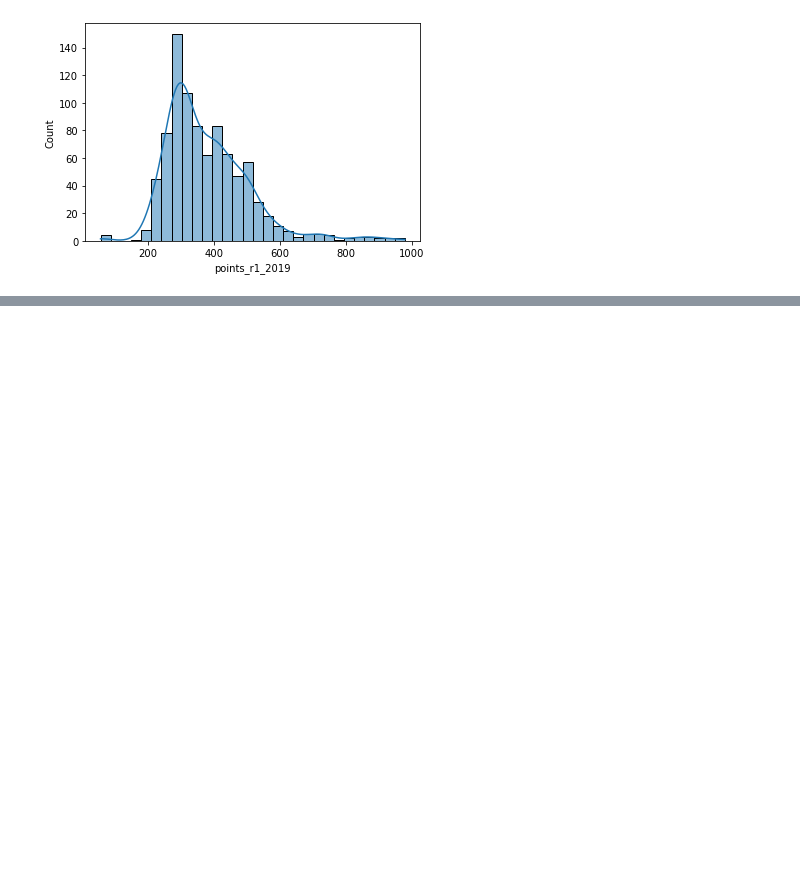
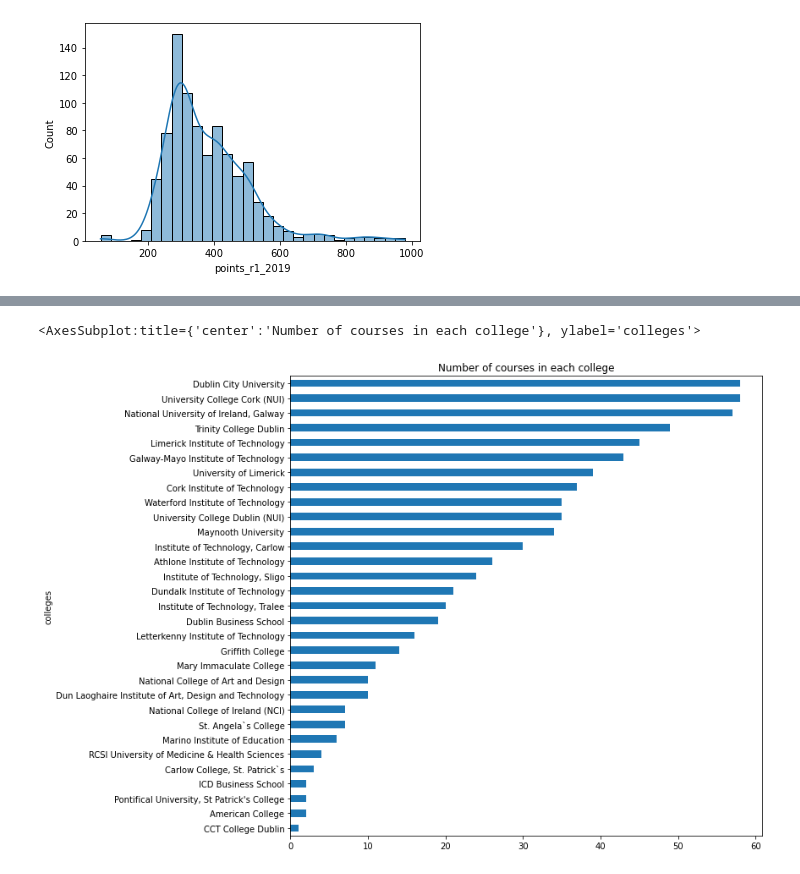
Before and after one commit to angelinka/Fundamentals-of-Data-Analysis, a Jupyter notebook: cao.ipynb, the cells around one changed output, grey strips where cells are left out. Drawn from its saved outputs; the diff is of its cells as text; code cells hidden in the pictures; blank space fills up the shorter version.

```diff
--- a/cao.ipynb
+++ b/cao.ipynb
@@ -813,3 +808,9 @@ sns.histplot(allcourses.points_r1_2019, kde=True)
 # %% [output]
 <AxesSubplot:xlabel='points_r1_2019', ylabel='Count'>
 [figure]
+# %%
+# Lets combine our data on code with inner join to only have the courses wich were available during all three years
+temp = df2021.merge(df2020_r1, how='inner', on='code')
+merged = temp.merge(df2019_r1, how='inner', on='code')
+# %%
+merged.drop(['points_r2_2021'], axis=1, inplace=True)
@@ -815,0 +838,4 @@ sns.histplot(allcourses.points_r1_2019, kde=True)
+# %%
+# Converting points columns to float to be able to analyse the data
+cols = ['points_r1_2021', 'points_r1_2020', 'points_r1_2019']
+merged[cols] = merged[cols].apply(pd.to_numeric, errors='coerce', axis=1)
@@ -815,0 +857,9 @@ sns.histplot(allcourses.points_r1_2019, kde=True)
+# %%
+group_bycoll = merged.groupby(merged.HEI)
+# %%
+# Let's have a look how many different courses collegies offered
+num_of_courses = group_bycoll.size().sort_values()
+num_of_courses.plot(kind='barh', figsize=[10,10], xlabel='colleges', title='Number of courses in each college' )
+# %% [output]
+<AxesSubplot:title={'center':'Number of courses in each college'}, ylabel='colleges'>
+[figure, added]
```
Also changed, not shown: parts of 21 cells of this notebook, 18 other files.
